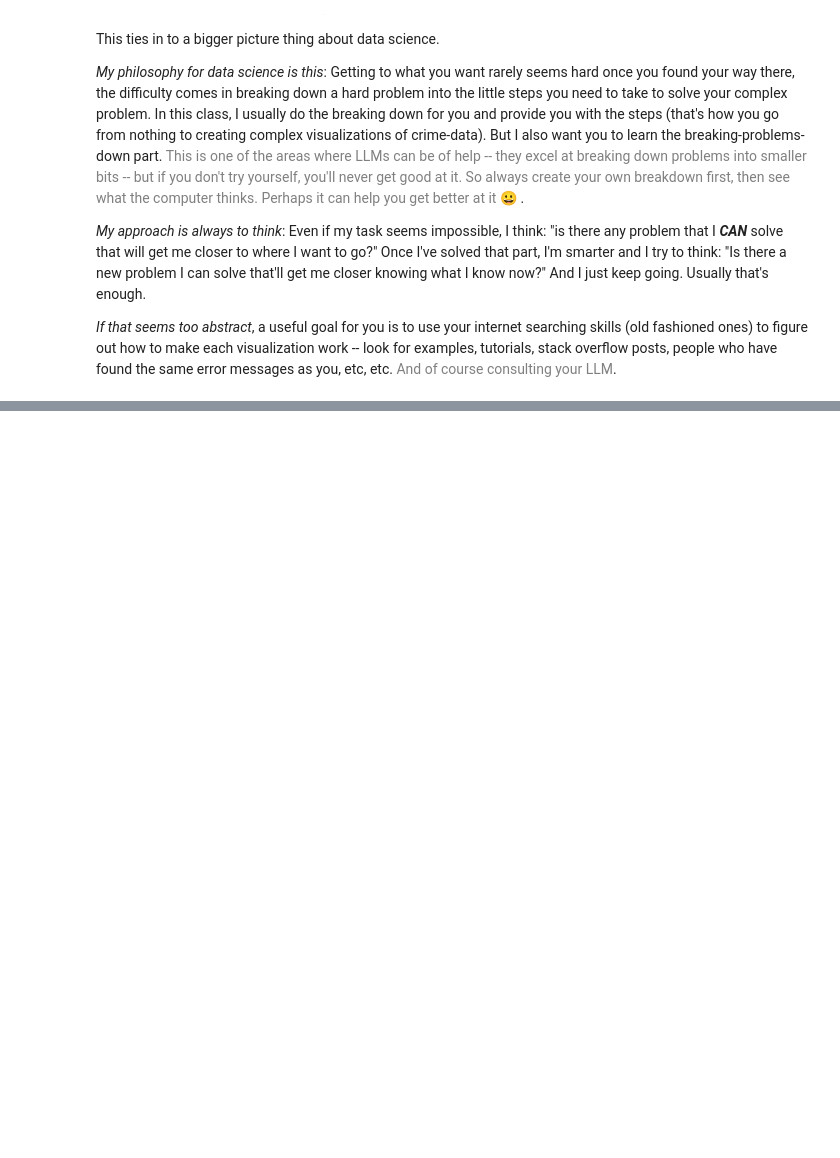
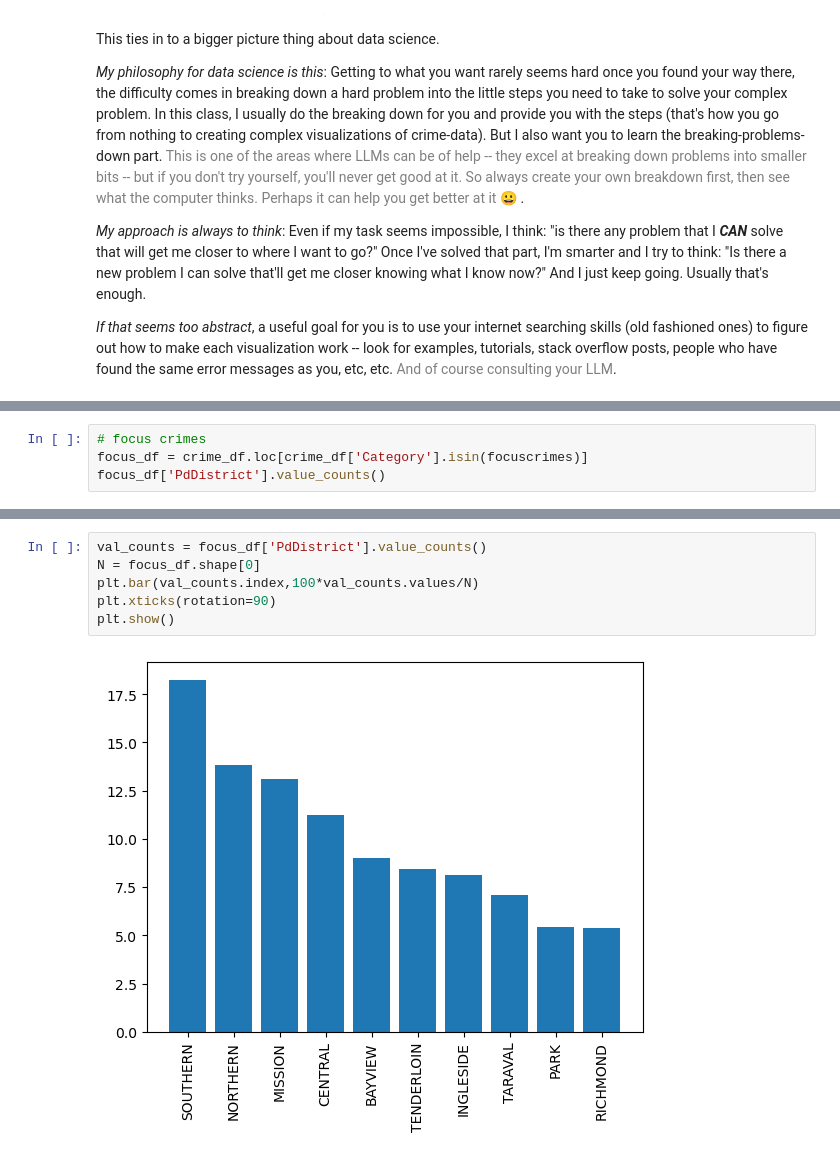
Before and after one commit to Marcrulo/socialdata2024, a Jupyter notebook: lectures/Week2.ipynb, the cells around one changed output, grey strips where cells are left out. Drawn from its saved outputs; the diff is of its cells as text; blank space fills up the shorter version.

```diff
--- a/lectures/Week2.ipynb
+++ b/lectures/Week2.ipynb
@@ -358,0 +381,4 @@ The next thing we'll be looking into is how crimes break down across the 10 dist
+# %%
+# focus crimes
+focus_df = crime_df.loc[crime_df['Category'].isin(focuscrimes)]
+focus_df['PdDistrict'].value_counts()
@@ -358,0 +401,8 @@ The next thing we'll be looking into is how crimes break down across the 10 dist
+# %%
+val_counts = focus_df['PdDistrict'].value_counts()
+N = focus_df.shape[0]
+plt.bar(val_counts.index,100*val_counts.values/N)
+plt.xticks(rotation=90)
+plt.show()
+# %% [output]
+[figure, added]
```
Also changed, not shown: parts of 10 cells of this notebook.
